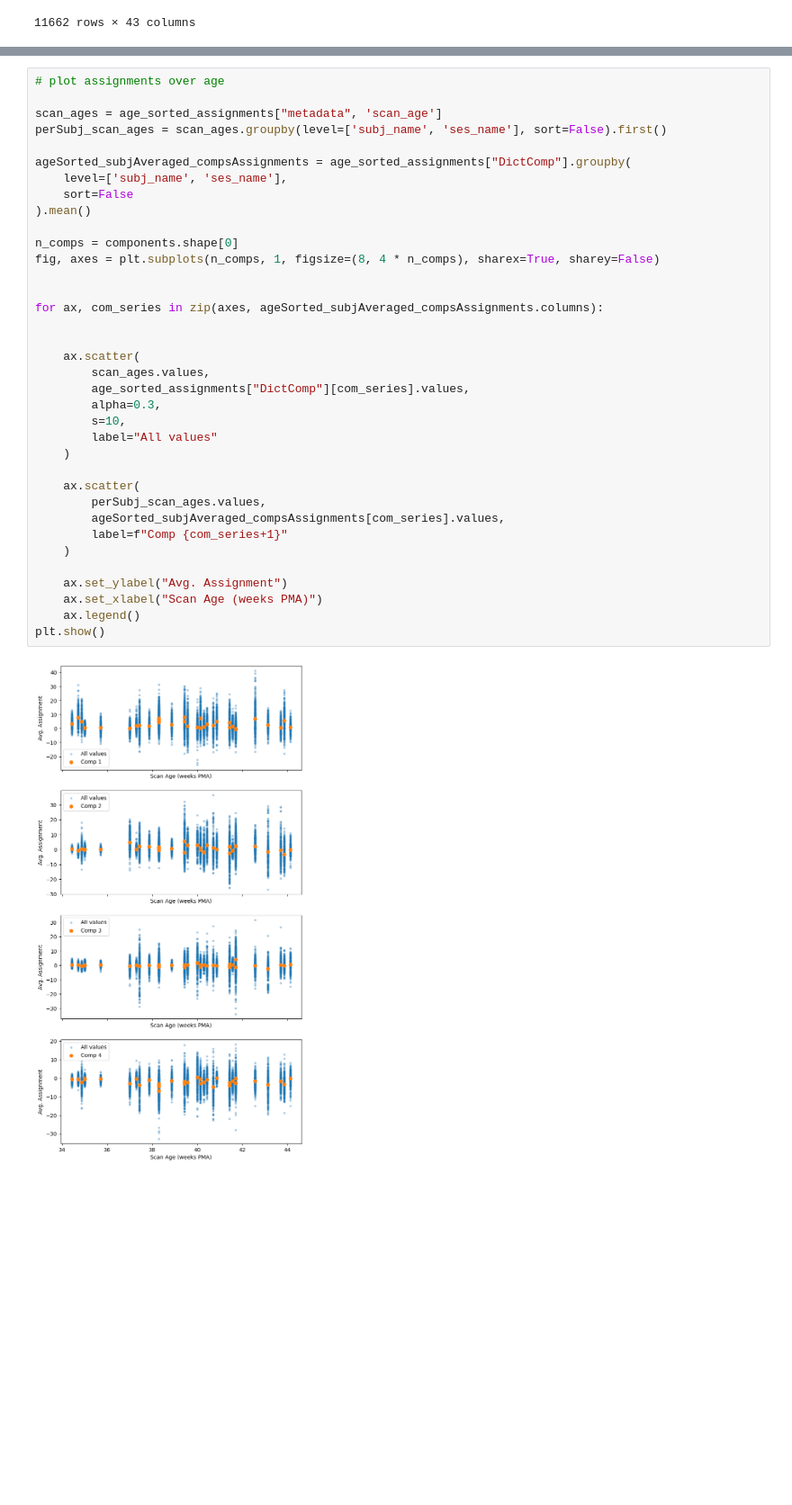
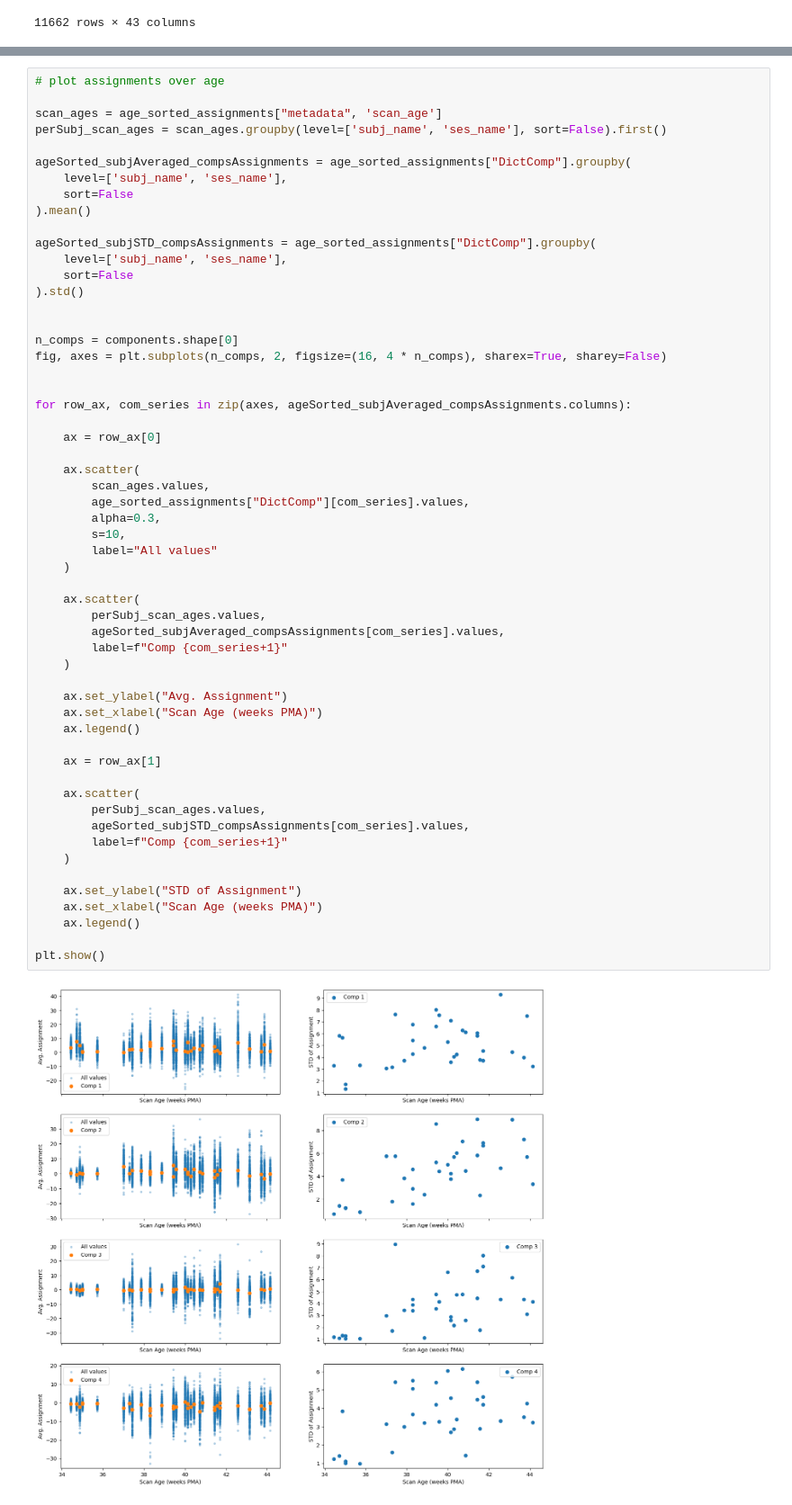
Before and after one commit to seb2o/devCAPs, a Jupyter notebook: src/analyse_dictCAPS.ipynb, the cells around one changed output, grey strips where cells are left out. Shown at 90% size. Cells and saved outputs as stored; diff of their text form; blank space fills up the shorter version.

Commit message:
add plot of subject component assignment variance over scan age

```diff
--- a/src/analyse_dictCAPS.ipynb
+++ b/src/analyse_dictCAPS.ipynb
@@ -110,34 +142,54 @@ scan_ages = age_sorted_assignments["metadata", 'scan_age']
 perSubj_scan_ages = scan_ages.groupby(level=['subj_name', 'ses_name'], sort=False).first()
 
 ageSorted_subjAveraged_compsAssignments = age_sorted_assignments["DictComp"].groupby(
     level=['subj_name', 'ses_name'],
     sort=False
 ).mean()
 
-n_comps = components.shape[0]
-fig, axes = plt.subplots(n_comps, 1, figsize=(8, 4 * n_comps), sharex=True, sharey=False)
+ageSorted_subjSTD_compsAssignments = age_sorted_assignments["DictComp"].groupby(
+    level=['subj_name', 'ses_name'],
+    sort=False
+).std()
 
 
-for ax, com_series in zip(axes, ageSorted_subjAveraged_compsAssignments.columns):
+n_comps = components.shape[0]
+fig, axes = plt.subplots(n_comps, 2, figsize=(16, 4 * n_comps), sharex=True, sharey=False)
 
+
+for row_ax, com_series in zip(axes, ageSorted_subjAveraged_compsAssignments.columns):
+
+    ax = row_ax[0]
 
     ax.scatter(
         scan_ages.values,
         age_sorted_assignments["DictComp"][com_series].values,
         alpha=0.3,
         s=10,
         label="All values"
     )
 
     ax.scatter(
         perSubj_scan_ages.values,
         ageSorted_subjAveraged_compsAssignments[com_series].values,
         label=f"Comp {com_series+1}"
     )
 
     ax.set_ylabel("Avg. Assignment")
     ax.set_xlabel("Scan Age (weeks PMA)")
     ax.legend()
+
+    ax = row_ax[1]
+
+    ax.scatter(
+        perSubj_scan_ages.values,
+        ageSorted_subjSTD_compsAssignments[com_series].values,
+        label=f"Comp {com_series+1}"
+    )
+
+    ax.set_ylabel("STD of Assignment")
+    ax.set_xlabel("Scan Age (weeks PMA)")
+    ax.legend()
+
 plt.show()
 # %% [output]
-[figure, old version]
+[figure, new version]
```
Also changed, not shown: parts of 1 cell of this notebook.
